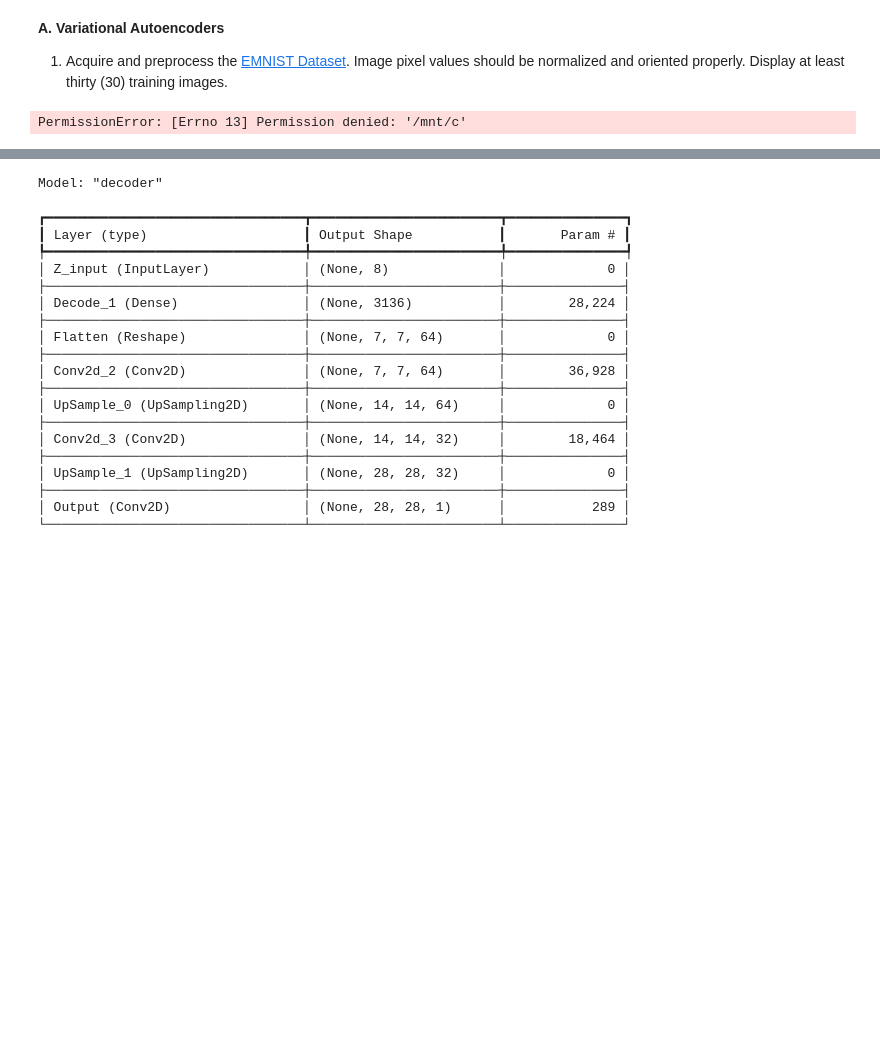
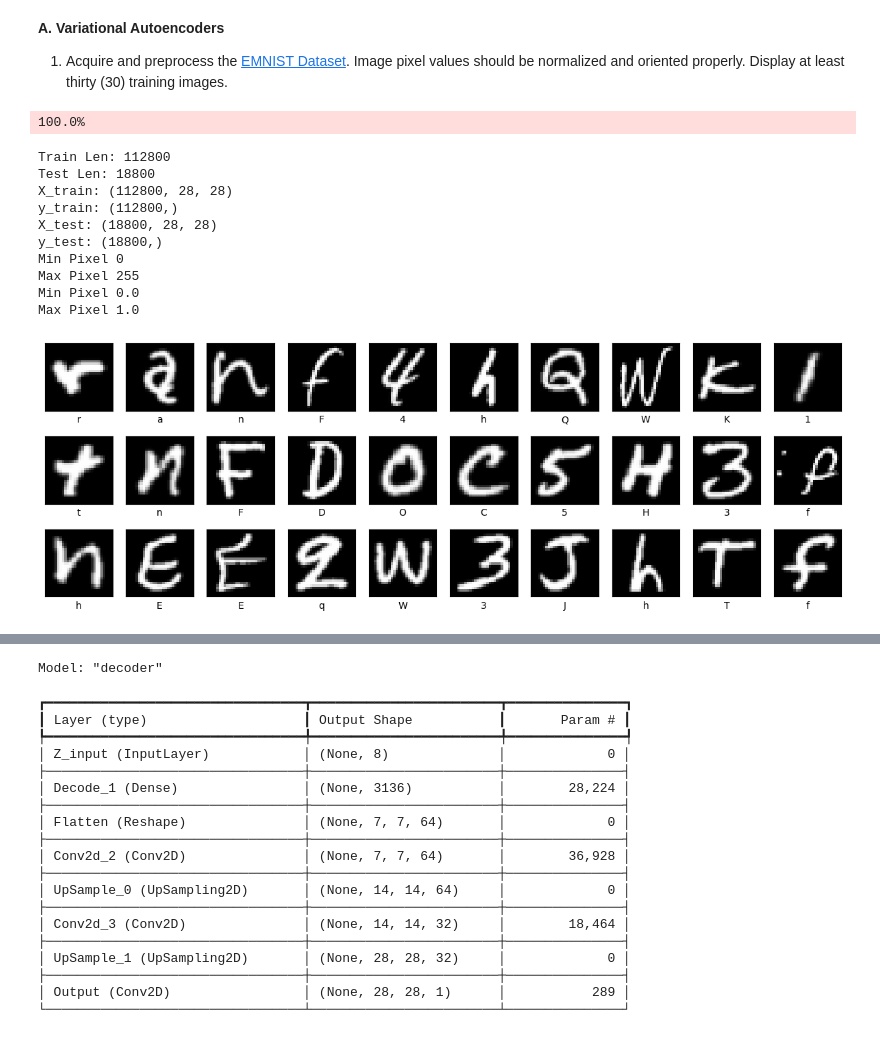
Before and after one commit to PJ-Caleon/LBYCPC4, a Jupyter notebook: Activity2_Group_1.ipynb, the cells around one changed output, grey strips where cells are left out. Cells and saved outputs as stored; diff of their text form; code cells hidden in the pictures; blank space fills up the shorter version.

```diff
--- a/Activity2_Group_1.ipynb
+++ b/Activity2_Group_1.ipynb
@@ -67,9 +65,7 @@ from torchvision.datasets import EMNIST
 ### --YOUR CODE HERE-- ###
 
 #Data Extraction
-#Had to add this cause Google Collab had a limit. Currently using WSL but saving to the Windows OS folder.
 dataset_path = '/home/pj/emnist_data'
-'
 
 train = EMNIST(
     root=dataset_path,
@@ -125,34 +121,45 @@ X_test = fix_emnist_orientation(X_test)
 
 #Get pixel value
 print("Min Pixel", X_train.min())
 print("Max Pixel", X_train.max())
 #Max is 255
 X_train = X_train.astype("float32") / 255
 X_test = X_test.astype("float32") / 255
 X_train = np.expand_dims(X_train, -1)
 X_test = np.expand_dims(X_test, -1)
 print("Min Pixel", X_train.min())
 print("Max Pixel", X_train.max())
 
 # Display the first thirty (30) images from the training split
 # Place ten (10) images per row
 # Each image should have a label underneath
 ### --YOUR CODE HERE-- ###
 
 #Get mapping for label
 mapping = [str(c) for c in train.classes]
 
 plt.figure(figsize=(15, 5))
 
 for i in range(30):
   plt.subplot(3, 10, i+1)
   plt.imshow(X_train[i], cmap='gray')
   plt.xticks([])
   plt.yticks([])
   plt.xlabel(mapping[y_train[i]])
 plt.show()
 # %% [output]
-PermissionError: [Errno 13] Permission denied: '/mnt/c'
+100.0%
+Train Len: 112800
+Test Len: 18800
+X_train: (112800, 28, 28)
+y_train: (112800,)
+X_test: (18800, 28, 28)
+y_test: (18800,)
+Min Pixel 0
+Max Pixel 255
+Min Pixel 0.0
+Max Pixel 1.0
+[figure, added]
 # %% [markdown]
 2. Build the encoder subnetwork as shown below.
 <center><img src="https://drive.google.com/uc?export=view&id=17C2wrfGKn6TPdrGezFWnSJG2jlCH_hmS"></center>
```
Also changed, not shown: parts of 25 cells of this notebook.
